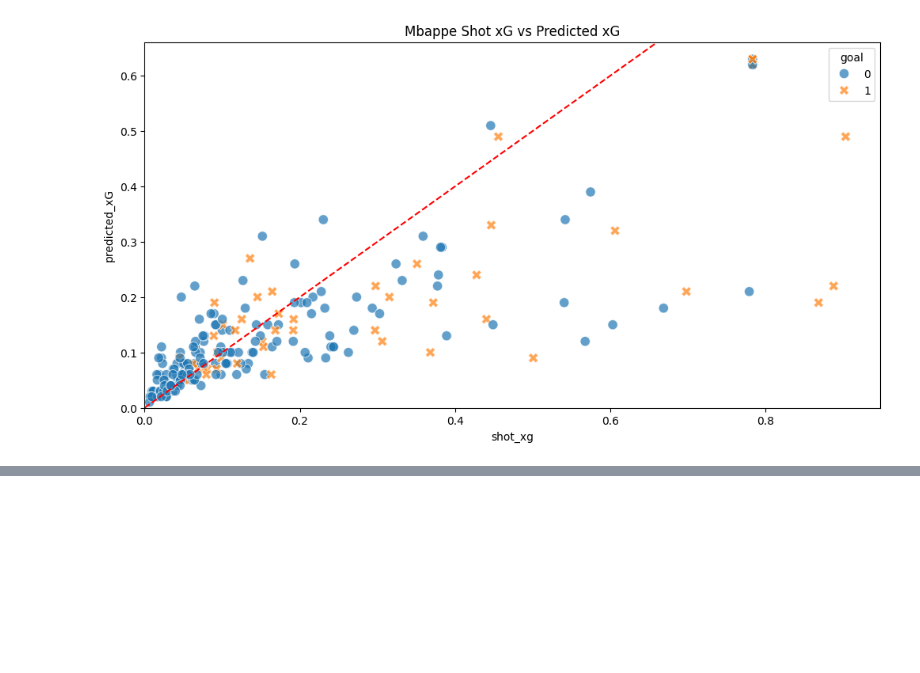
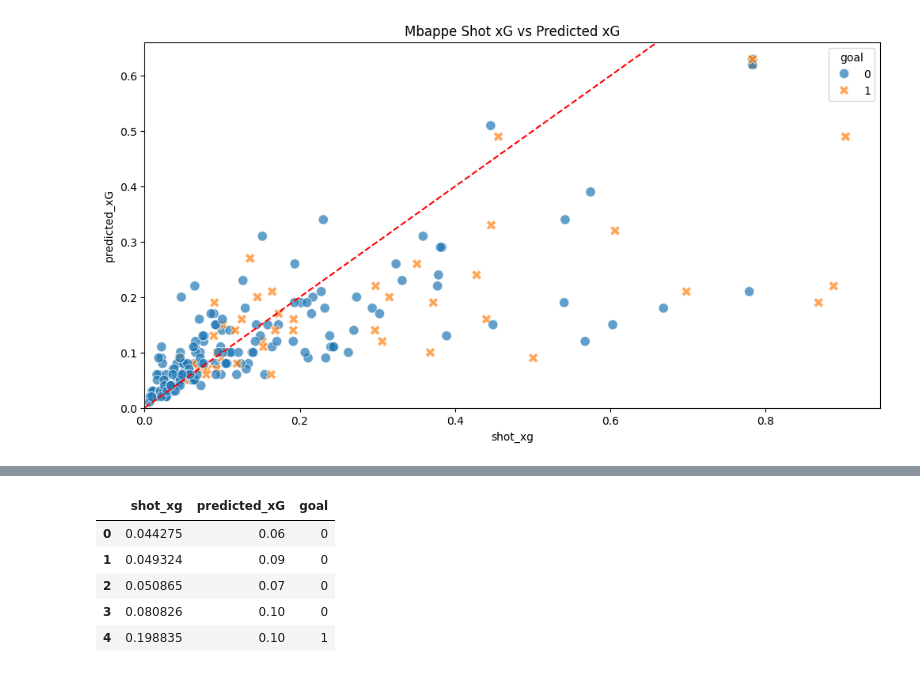
Before and after one commit to Clarkey33/Soccer-xG-Analytics-Model, a Jupyter notebook: notebooks/player_finishing_profile_mbappe.ipynb, the cells around one changed output, grey strips where cells are left out. Saved outputs shown, nothing was run; the diff lists cells and outputs as text; code cells hidden in the pictures; blank space fills up the shorter version.

```diff
--- a/notebooks/player_finishing_profile_mbappe.ipynb
+++ b/notebooks/player_finishing_profile_mbappe.ipynb
@@ -184,0 +234,11 @@ plt.show()
+# %%
+
+#categorical features
+cat_features_m =['shot_type','body_part','first_time_shot','1v1_shot',
+               'under_pressure','aerial_shot_won',
+               'play_pattern','shot_technique'
+               ]
+
+M= df_messi.copy()
+#Change to category
+M=typeToCategory(M,cat_features_m)
@@ -184,0 +305,14 @@ plt.show()
+# %%
+messi_dict= {'shot_xg': M['shot_xg'],
+       'predicted_xG':predicted_xG_m,
+        'goal': M['goal'] }
+messi_df = pd.DataFrame(messi_dict)
+
+messi_df.head()
+# %% [output]
+|  | shot_xg | predicted_xG | goal |
+| 0 | 0.044275 | 0.06 | 0 |
+| 1 | 0.049324 | 0.09 | 0 |
+| 2 | 0.050865 | 0.07 | 0 |
+| 3 | 0.080826 | 0.10 | 0 |
+| 4 | 0.198835 | 0.10 | 1 |
```
Also changed, not shown: parts of 15 cells of this notebook, 1 other file.
